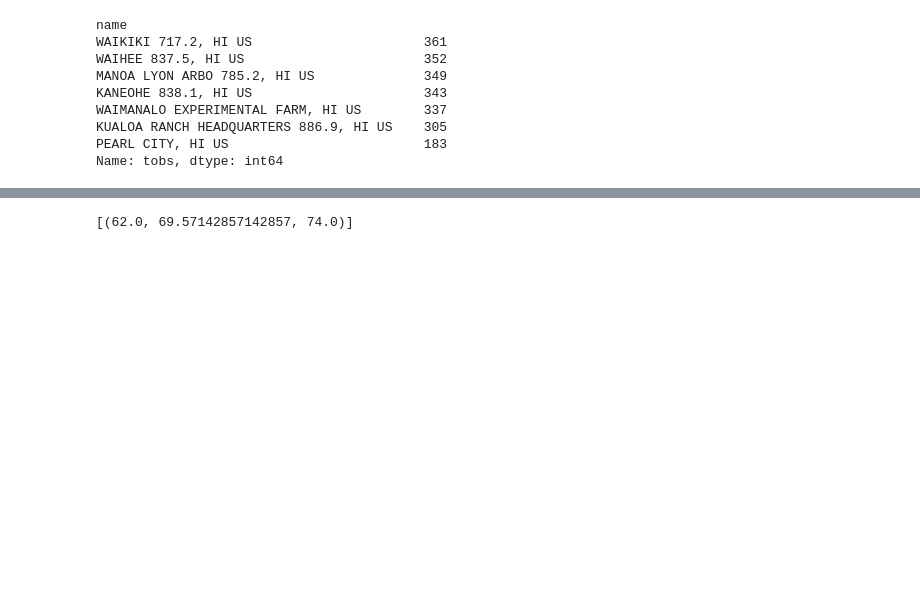
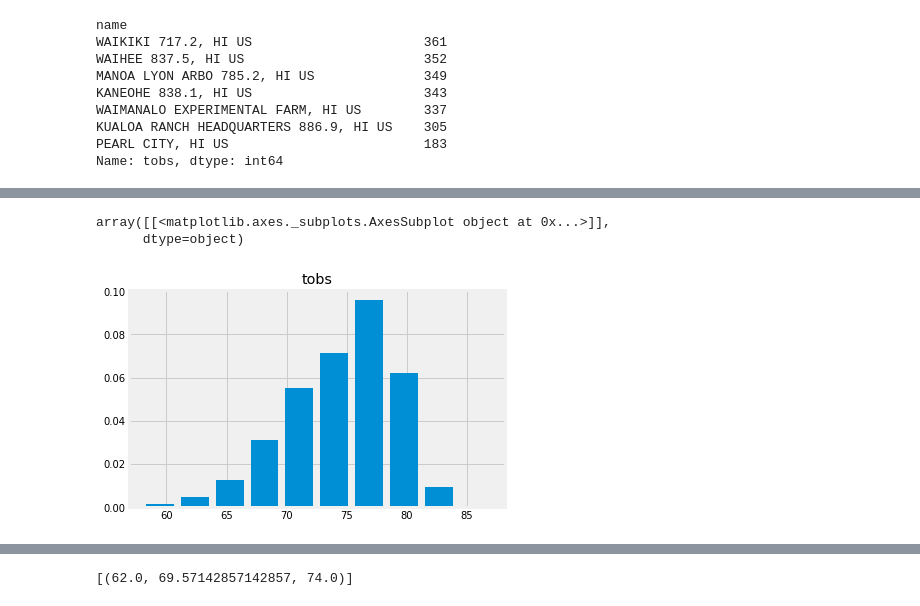
Before and after one commit to roayala/surfsup, a Jupyter notebook: climate_sttr_roas.ipynb, the cells around one changed output, grey strips where cells are left out. Saved outputs shown, nothing was run; the diff lists cells and outputs as text; code cells hidden in the pictures; blank space fills up the shorter version.

```diff
--- a/climate_sttr_roas.ipynb
+++ b/climate_sttr_roas.ipynb
@@ -183,3 +217,6 @@ WAIMANALO EXPERIMENTAL FARM, HI US        337
 KUALOA RANCH HEADQUARTERS 886.9, HI US    305
 PEARL CITY, HI US                         183
 Name: tobs, dtype: int64
+# %%
+stations_year.dropna(inplace = True)
+stations_year.set_index('date',inplace=True)
@@ -186,2 +232,9 @@ Name: tobs, dtype: int64
 # %%
 # Plot the results as a histogram with bins=12.
+y = stations_year.groupby('tobs').count()['station']
+x =  stations_year.groupby('tobs').count().index
+stations_year.hist(density = True, histtype = 'bar', rwidth = 0.8 )
+# %% [output]
+array([[<matplotlib.axes._subplots.AxesSubplot object at 0x...>]],
+      dtype=object)
+[figure, added]
```
Also changed, not shown: parts of 21 cells of this notebook.
